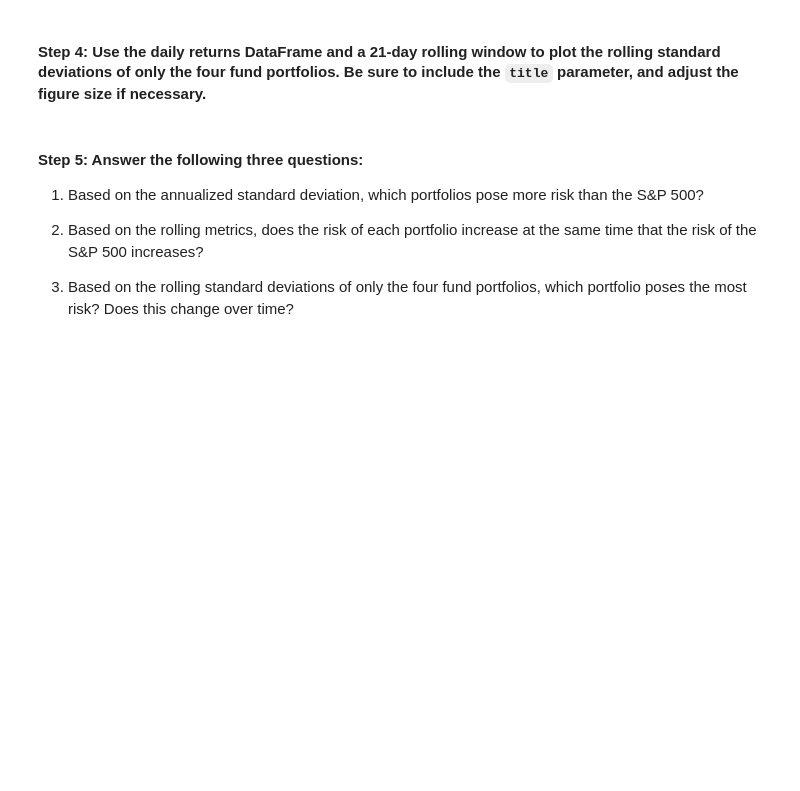
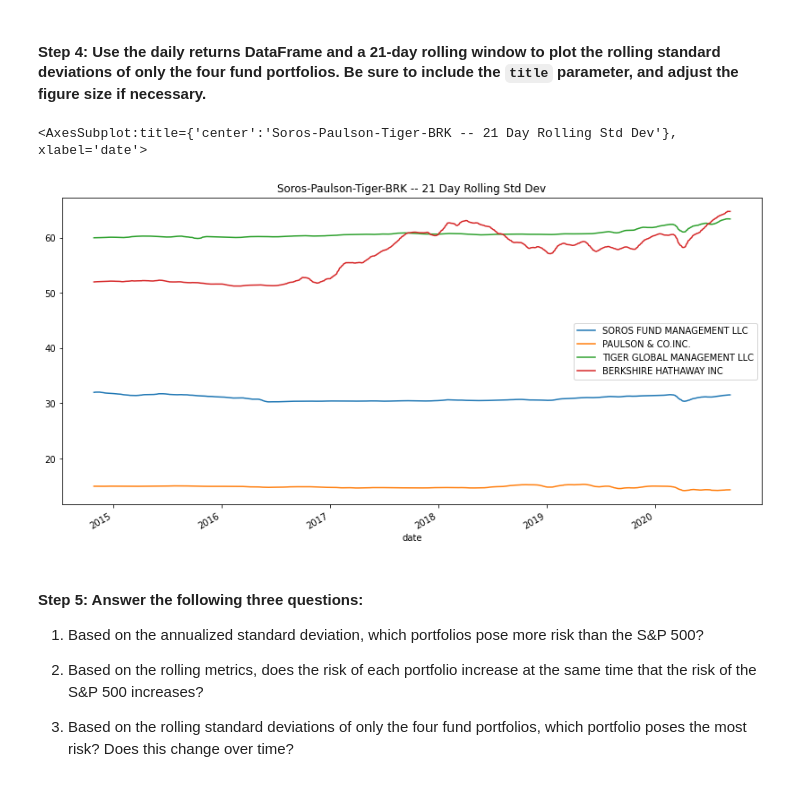
Before and after one commit to RyanSvendson/Challenge_4, a Jupyter notebook: starter_code/risk_return_analysis.ipynb, the cells around one changed output. Drawn from its saved outputs; the diff is of its cells as text; code cells hidden in the pictures; blank space fills up the shorter version.

```diff
--- a/starter_code/risk_return_analysis.ipynb
+++ b/starter_code/risk_return_analysis.ipynb
@@ -259,7 +270,10 @@ annualized_standard_deviation = standard_deviation * np.sqrt(252)
 # %%
 # Using the daily return data and a 21-day rolling window, plot the rolling standard deviation of just the 4 portfolios.
 # Include a title parameter and adjust the figure size
-# YOUR CODE HERE
+four_whales_df.rolling(window=21).mean().plot(title="Soros-Paulson-Tiger-BRK -- 21 Day Rolling Std Dev", figsize=(14,7))
+# %% [output]
+<AxesSubplot:title={'center':'Soros-Paulson-Tiger-BRK -- 21 Day Rolling Std Dev'}, xlabel='date'>
+[figure, added]
 # %% [markdown]
 #### Step 5: Answer the following three questions:
 
```
Also changed, not shown: parts of 23 cells of this notebook, 1 other file.
